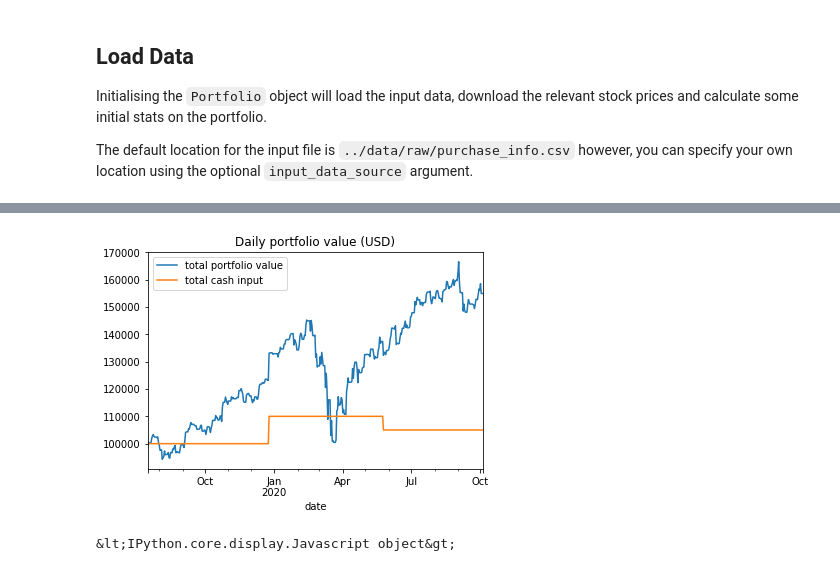
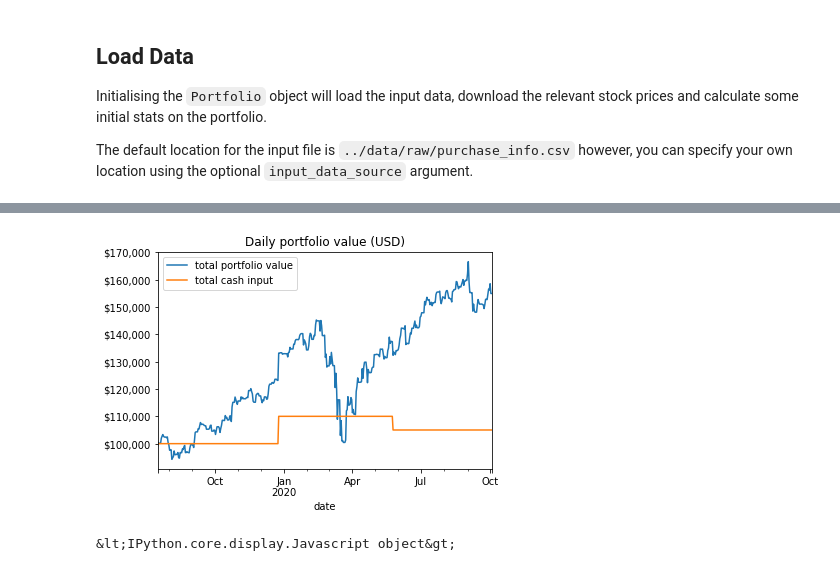
Before and after one commit to julian-west/python_portfolio_tracker, a Jupyter notebook: tutorials/loading_portfolio_data.ipynb, the cells around one changed output, grey strips where cells are left out. Cells and saved outputs as stored; diff of their text form; code cells hidden in the pictures.

```diff
--- a/tutorials/loading_portfolio_data.ipynb
+++ b/tutorials/loading_portfolio_data.ipynb
@@ -39,6 +37,9 @@ The default location for the input file is `../data/raw/purchase_info.csv` howev
 #initiate Portfolio object
 pf = Portfolio()
 
+#add a SNP500 benchmark
+pf.add_benchmark('^GSPC')
+
 #print available properties
 print_properties(pf)
 # %% [output]
@@ -57,9 +65,13 @@ tickers
 # %%
+#show the daily portfolio value including cash injections
 pf.portfolio_value_usd.plot(label='total portfolio value')
 pf.cash.cash_flows['external_cashflows'].plot(label='total cash input')
 plt.title("Daily portfolio value (USD)")
+plt.gca().get_yaxis().set_major_formatter(
+    mpl.ticker.StrMethodFormatter('${x:,.0f}')
+)
 plt.legend()
 plt.show()
 # %% [output]
-[figure, old version]
+[figure, new version]
 &lt;IPython.core.display.Javascript object&gt;
```
Also changed, not shown: parts of 7 cells of this notebook, 10 other files.
